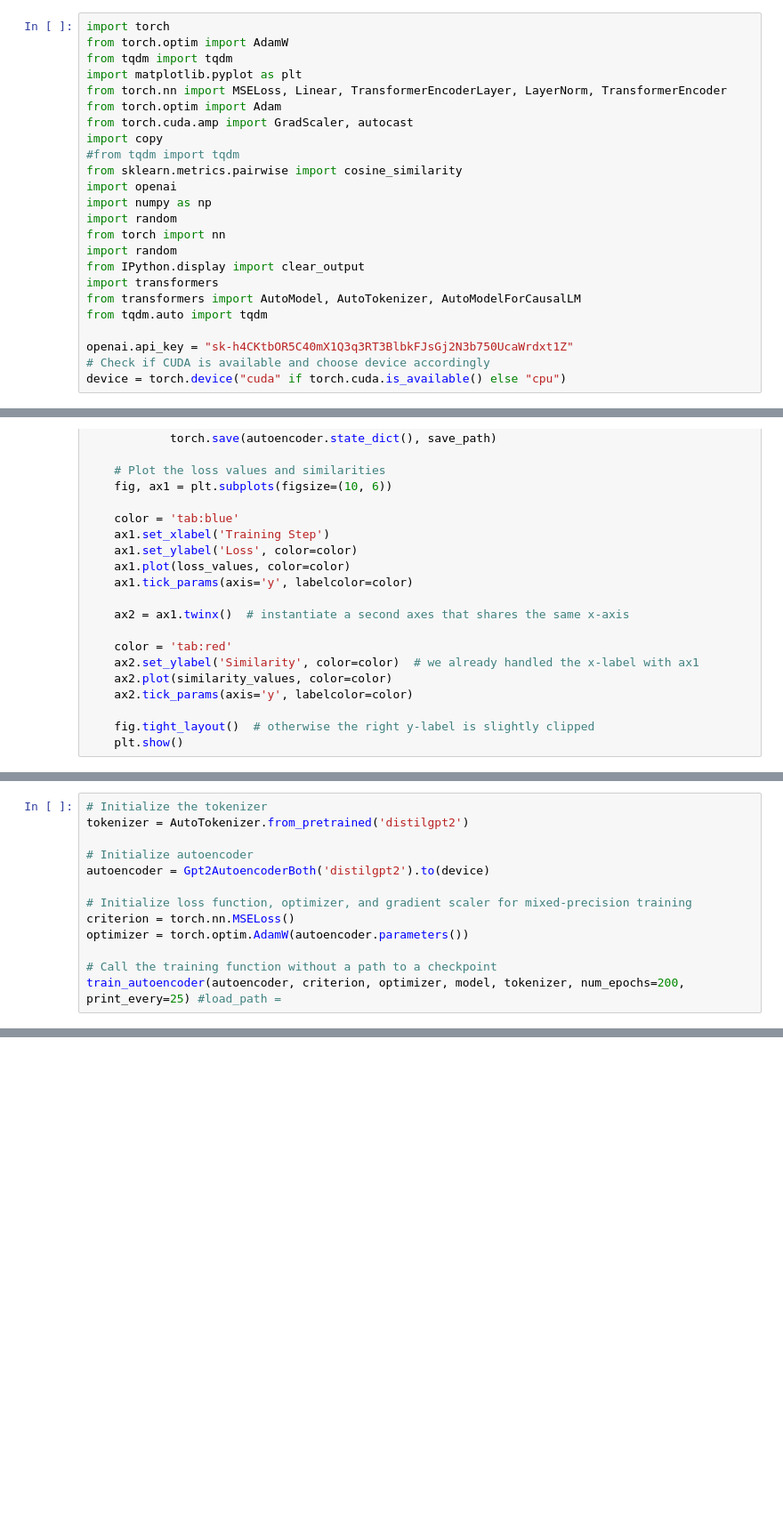
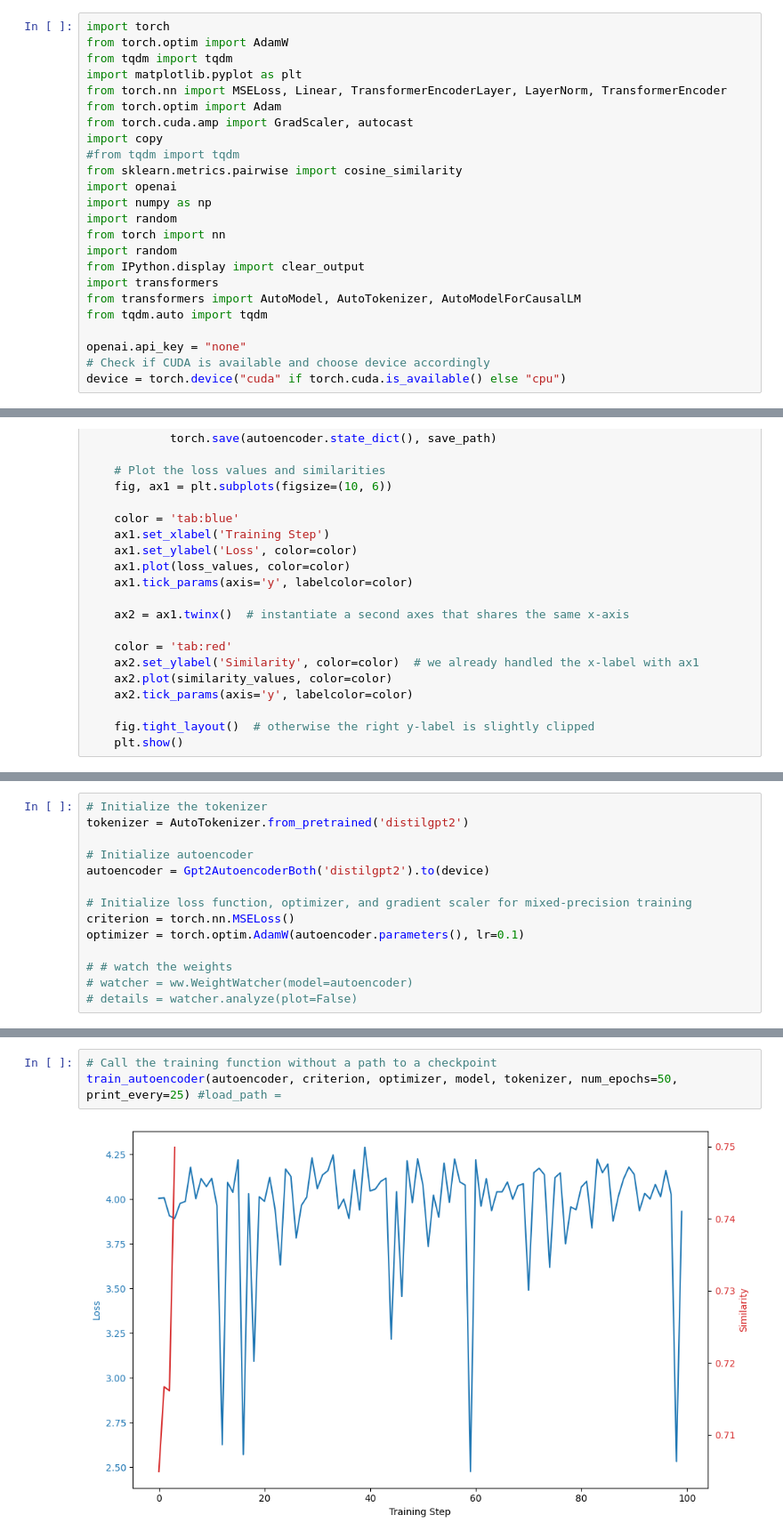
Before and after one commit to scottviteri/NNVisualizationWithAutoencoder, a Jupyter notebook: Deep_dream_for_llms.ipynb, the cells around one changed output, grey strips where cells are left out. Shown: that part at 89% size. Drawn from its saved outputs; the diff is of its cells as text; blank space fills up the shorter version.

```diff
--- a/Deep_dream_for_llms.ipynb
+++ b/Deep_dream_for_llms.ipynb
@@ -47,7 +62,7 @@ import transformers
 from transformers import AutoModel, AutoTokenizer, AutoModelForCausalLM
 from tqdm.auto import tqdm
 
-openai.api_key = "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"
+openai.api_key = "none"
 # Check if CUDA is available and choose device accordingly
 device = torch.device("cuda" if torch.cuda.is_available() else "cpu")
 # %%
@@ -416,7 +433,8 @@ autoencoder = Gpt2AutoencoderBoth('distilgpt2').to(device)
 
 # Initialize loss function, optimizer, and gradient scaler for mixed-precision training
 criterion = torch.nn.MSELoss()
-optimizer = torch.optim.AdamW(autoencoder.parameters())
+optimizer = torch.optim.AdamW(autoencoder.parameters(), lr=0.1)
 
-# Call the training function without a path to a checkpoint
-train_autoencoder(autoencoder, criterion, optimizer, model, tokenizer, num_epochs=200, print_every=25) #load_path =
+# # watch the weights
+# watcher = ww.WeightWatcher(model=autoencoder)
+# details = watcher.analyze(plot=False)
@@ -424,0 +441,5 @@ train_autoencoder(autoencoder, criterion, optimizer, model, tokenizer, num_epoch
+# %%
+# Call the training function without a path to a checkpoint
+train_autoencoder(autoencoder, criterion, optimizer, model, tokenizer, num_epochs=50, print_every=25) #load_path =
+# %% [output]
+[figure, added]
```
Also changed, not shown: parts of 7 cells of this notebook.
